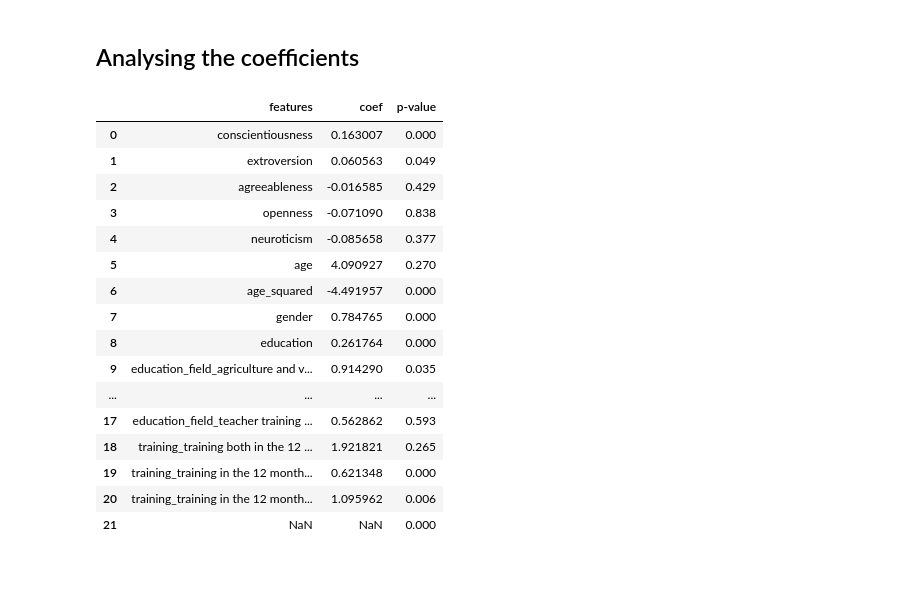
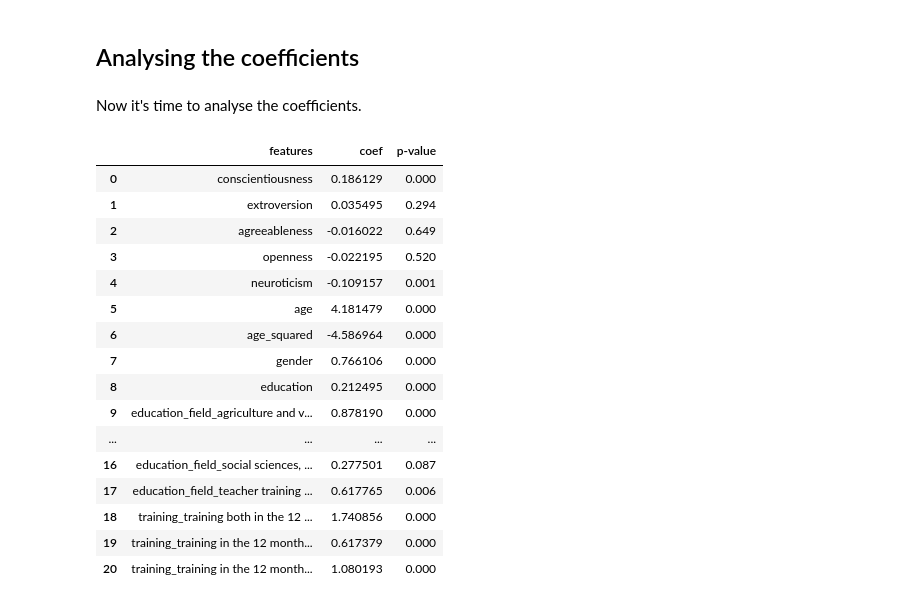
Before and after one commit to nataliagraczyk/bigfive-project, a Jupyter notebook: main.ipynb, the cells around one changed output. Cells and saved outputs as stored; diff of their text form; code cells hidden in the pictures; blank space fills up the shorter version.

Commit message:
Add coeff attribute to the logisticreg class

```diff
--- a/main.ipynb
+++ b/main.ipynb
@@ -642,5 +699,5 @@ However, the high VIF coefficient of the variable `education` is a bit puzzling.
 # %% [markdown]
 Now let's fit the logistic regression model to the training dataset.
 # %%
-classifier = LogisticRegression()
-classifier.fit(X_train_res, y_train_res)
+classifier = LogisticRegression_with_p_values()
+classifier.fit(X_train_res, np.ravel(y_train_res))
@@ -788,25 +783,27 @@ def logit_p1value(model, x):
+# %% [markdown]
+Now it's time to analyse the coefficients.
 # %%
-pvalue = list(map('{:.3f}'.format,logit_p1value(classifier, X_test)))
+pvalue = list(map('{:.3f}'.format,classifier.p_values))
 # %%
 pd.concat([pd.DataFrame(X_test.columns, columns = ["features"]),
-           pd.DataFrame(np.transpose(classifier.coef_), columns = ["coef"]),
+           pd.DataFrame(np.transpose(classifier.coef_2), columns = ["coef"]),
            pd.DataFrame(pvalue, columns = ["p-value"])
            ],axis = 1)
 # %% [output]
 |  | features | coef | p-value |
-| 0 | conscientiousness | 0.163007 | 0.000 |
-| 1 | extroversion | 0.060563 | 0.049 |
-| 2 | agreeableness | -0.016585 | 0.429 |
-| 3 | openness | -0.071090 | 0.838 |
-| 4 | neuroticism | -0.085658 | 0.377 |
-| 5 | age | 4.090927 | 0.270 |
-| 6 | age_squared | -4.491957 | 0.000 |
-| 7 | gender | 0.784765 | 0.000 |
-| 8 | education | 0.261764 | 0.000 |
-| 9 | education_field_agriculture and v... | 0.914290 | 0.035 |
+| 0 | conscientiousness | 0.186129 | 0.000 |
+| 1 | extroversion | 0.035495 | 0.294 |
+| 2 | agreeableness | -0.016022 | 0.649 |
+| 3 | openness | -0.022195 | 0.520 |
+| 4 | neuroticism | -0.109157 | 0.001 |
+| 5 | age | 4.181479 | 0.000 |
+| 6 | age_squared | -4.586964 | 0.000 |
+| 7 | gender | 0.766106 | 0.000 |
+| 8 | education | 0.212495 | 0.000 |
+| 9 | education_field_agriculture and v... | 0.878190 | 0.000 |
 | ... | ... | ... | ... |
-| 17 | education_field_teacher training ... | 0.562862 | 0.593 |
-| 18 | training_training both in the 12 ... | 1.921821 | 0.265 |
-| 19 | training_training in the 12 month... | 0.621348 | 0.000 |
-| 20 | training_training in the 12 month... | 1.095962 | 0.006 |
-| 21 | NaN | NaN | 0.000 |
+| 16 | education_field_social sciences, ... | 0.277501 | 0.087 |
+| 17 | education_field_teacher training ... | 0.617765 | 0.006 |
+| 18 | training_training both in the 12 ... | 1.740856 | 0.000 |
+| 19 | training_training in the 12 month... | 0.617379 | 0.000 |
+| 20 | training_training in the 12 month... | 1.080193 | 0.000 |
```
Also changed, not shown: parts of 21 cells of this notebook.
